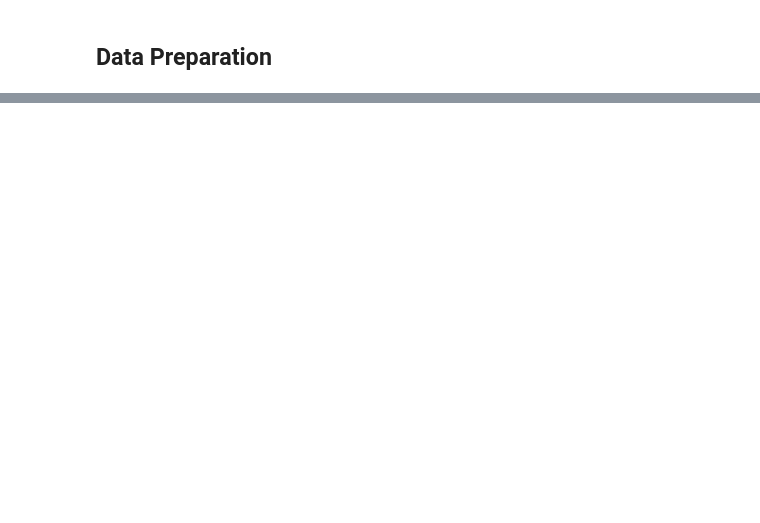
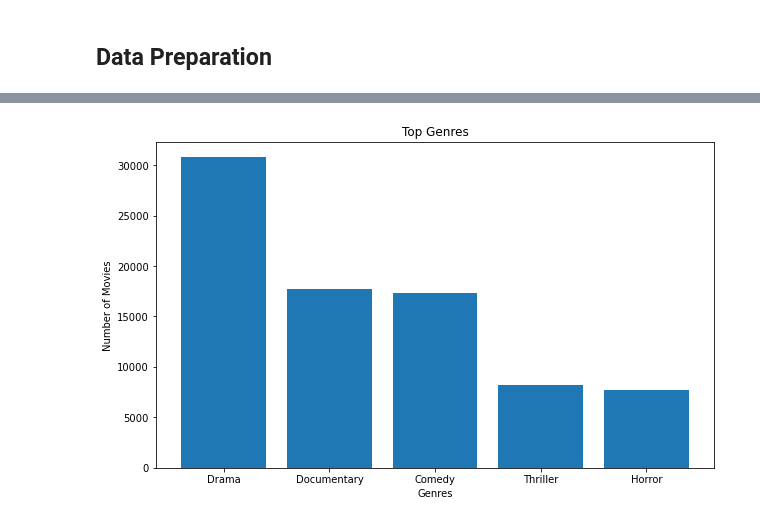
Before and after one commit to claragiurgiu/Microsoft-Movie-Studio-EDA, a Jupyter notebook: Clara_Analysis.ipynb, the cells around one changed output, grey strips where cells are left out. Drawn from its saved outputs; the diff is of its cells as text; code cells hidden in the pictures; blank space fills up the shorter version.

```diff
--- a/Clara_Analysis.ipynb
+++ b/Clara_Analysis.ipynb
@@ -166,0 +188,5 @@ import matplotlib.pyplot as plt
+# %%
+# creating new column for movies with multiple genres into a list
+# then we can use .explode() to break them
+
+genre_df['genres_list'] = genre_df['genres'].str.split(',')
@@ -166,0 +209,3 @@ import matplotlib.pyplot as plt
+# %%
+exploded_genres = genre_df.explode('genres_list')
+exploded_genres.info()
@@ -166,0 +271,3 @@ import matplotlib.pyplot as plt
+# %%
+top_5 =exploded_genres.groupby('genres_list').count().sort_values(by='movie_id', ascending=False).head()
+top_5
@@ -166,0 +282,10 @@ import matplotlib.pyplot as plt
+# %%
+figure, ax = plt.subplots(figsize=(10, 6))
+
+
+ax.bar(x = top_5.index , height = top_5['movie_id'])
+ax.set_title('Top Genres')
+ax.set_xlabel('Genres')
+ax.set_ylabel('Number of Movies');
+# %% [output]
+[figure, added]
```
Also changed, not shown: parts of 15 cells of this notebook.
